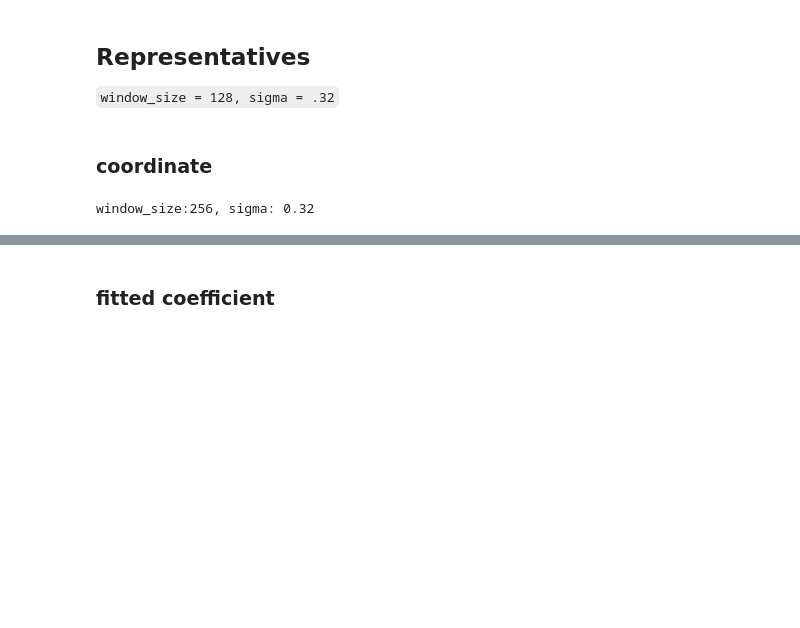
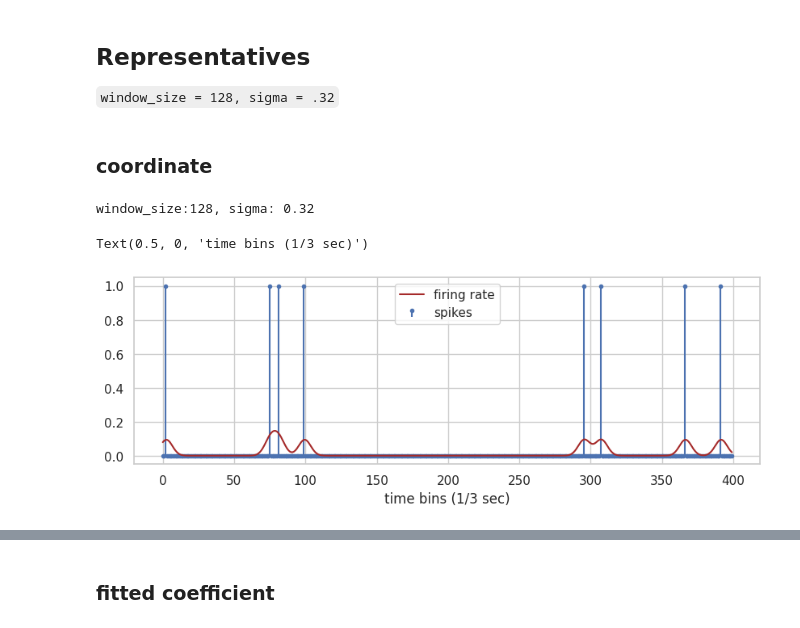
Before and after one commit to kisaragiRY/decoding-DG, a Jupyter notebook: notebooks/3-decoding-model/4-incorporate-history-spikes/1-gaussian-smoothed-spikes/07-check-results-firing-rate.ipynb, the cells around one changed output, grey strips where cells are left out. Drawn from its saved outputs; the diff is of its cells as text; code cells hidden in the pictures; blank space fills up the shorter version.

```diff
--- a/notebooks/3-decoding-model/4-incorporate-history-spikes/1-gaussian-smoothed-spikes/07-check-results-firing-rate.ipynb
+++ b/notebooks/3-decoding-model/4-incorporate-history-spikes/1-gaussian-smoothed-spikes/07-check-results-firing-rate.ipynb
@@ -19,10 +19,32 @@ datalist = ParamDir().data_path_list
 `window_size = 128, sigma = .32`
 # %% [markdown]
 ### coordinate
-# %%
-window_size = ParamFiringRateData().window_size_range[-1]
-sigma = ParamFiringRateData().sigma_range[-2]
-print(f"window_size:{window_size}, sigma: {sigma}")
-# %% [output]
-window_size:256, sigma: 0.32
+# %%
+window_size = ParamFiringRateData().window_size_range[-2]
+sigma = ParamFiringRateData().sigma_range[-2]
+print(f"window_size:{window_size}, sigma: {sigma}")
+
+from dataloader import BaseDataset
+from util import gauss1d
+
+data_dir = datalist[0]
+dataset = BaseDataset(data_dir, 1.0, False)
+spikes = dataset.spikes[:400, 0]
+f = plt.figure(figsize = (10,3))
+(markers, stemlines, baseline) = plt.stem(range(len(spikes)), spikes, label = "spikes", markerfmt=".")
+plt.setp(baseline, visible=False)
+
+kernel = gauss1d(np.linspace(-3, 3, window_size))
+# xx = np.linspace(-3, 3, window_size)
+# kernel = 1 / ((2 * np.pi) ** 2 * sigma) * np.exp(- (xx - 0) ** 2 / (2 * sigma ** 2))
+def filtered(x)  :
+    """Convovle with the given kernel."""
+    return np.convolve(spikes, kernel, mode="same")
+plt.plot(range(len(spikes)), np.apply_along_axis(filtered, 0, spikes), c = "brown", label = "firing rate")
+plt.legend()
+plt.xlabel("time bins (1/3 sec)")
+# %% [output]
+window_size:128, sigma: 0.32
+Text(0.5, 0, 'time bins (1/3 sec)')
+[figure, added]
 # %%
```
Also changed, not shown: parts of 4 cells of this notebook.
